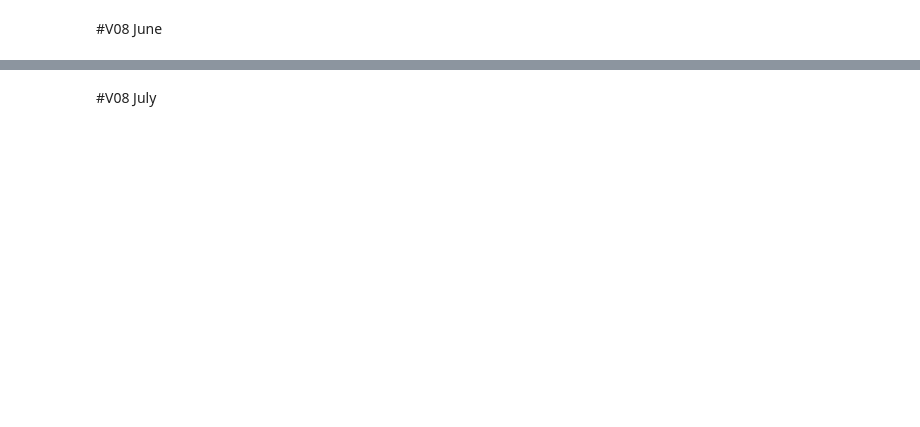
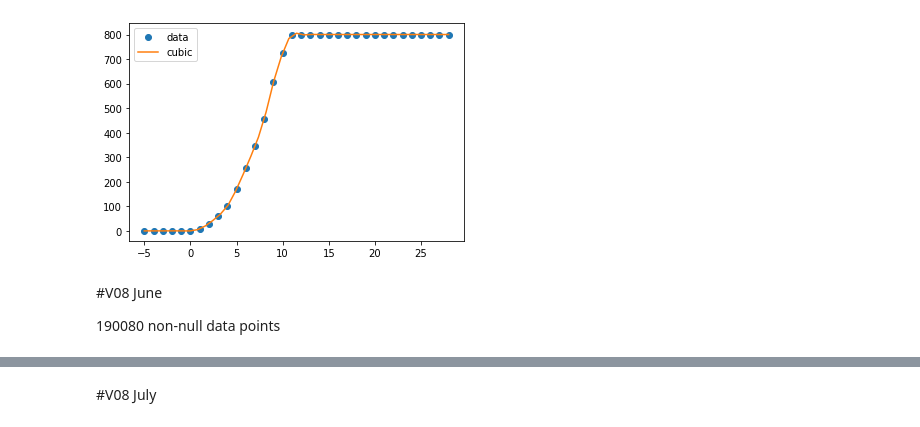
Before and after one commit to entc-17-fyp-20/CM_Data_Visualizing, a Jupyter notebook: Preprocessing.ipynb, the cells around one changed output, grey strips where cells are left out. Saved outputs shown, nothing was run; the diff lists cells and outputs as text; code cells hidden in the pictures; blank space fills up the shorter version.

```diff
--- a/Preprocessing.ipynb
+++ b/Preprocessing.ipynb
@@ -18,0 +32,14 @@ url7 = 'https://raw.githubusercontent.com/entc-17-fyp-20/Datasets/main/V13%20Jul
+# %%
+from scipy.interpolate import interp1d
+
+x = np.linspace(-5, 28, num=34, endpoint=True)
+y = np.array([0, 0, 0, 0, 0, 0, 8, 30, 60, 100, 170, 255, 345, 455, 605, 725, 800, 800, 800, 800, 800, 800, 800, 800, 800, 800, 800, 800, 800, 800, 800, 800, 800, 800])
+f = interp1d(x, y, kind='cubic')
+# %%
+xnew = np.linspace(-5, 28, num=41, endpoint=True)
+import matplotlib.pyplot as plt
+plt.plot(x, y, 'o', xnew, f(xnew))
+plt.legend(['data', 'cubic'], loc='best')
+plt.show()
+# %% [output]
+[figure, added]
@@ -19,4 +49,6 @@ url7 = 'https://raw.githubusercontent.com/entc-17-fyp-20/Datasets/main/V13%20Jul
 # %% [markdown]
 #V08 June
+
+190080 non-null data points
 # %%
 df4 = pd.read_csv(url4)
```
Also changed, not shown: parts of 32 cells of this notebook.
